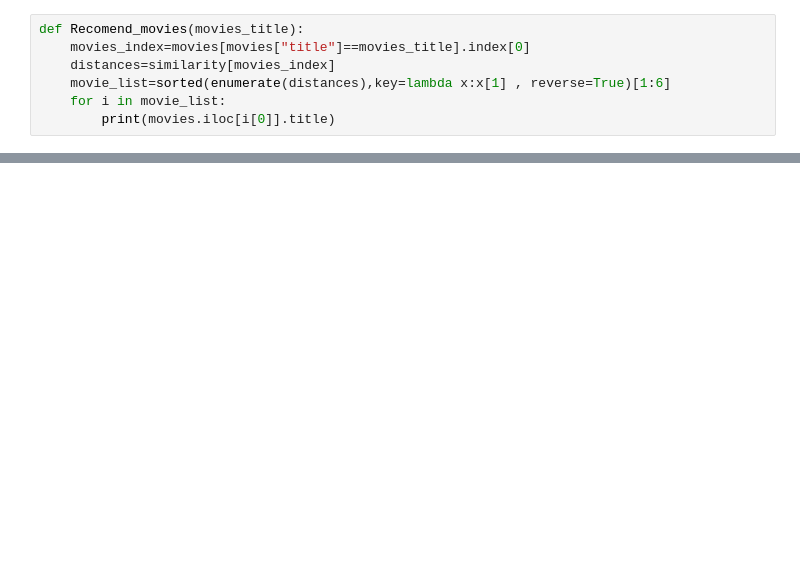
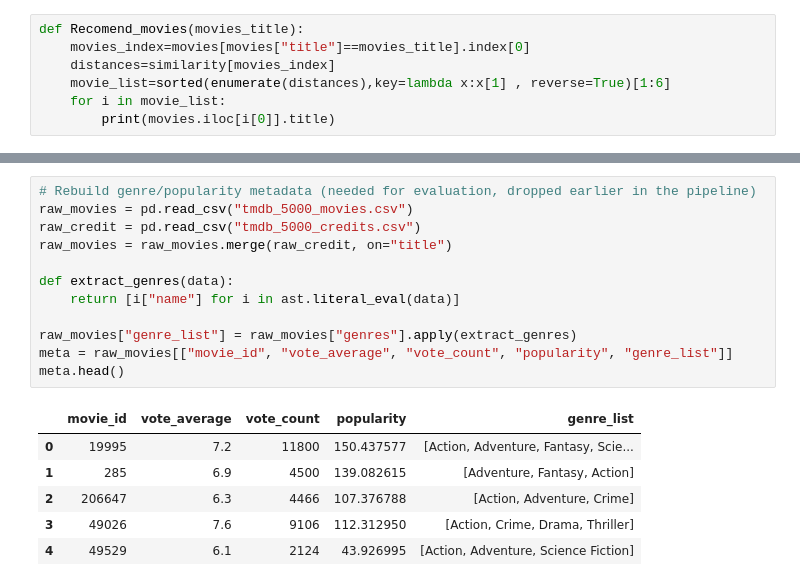
Before and after one commit to suresh-khadka/AI-ML-Data_Science-Journey, a Jupyter notebook: Projects/Movie Recommendation System/Model_bilding.ipynb, the cells around one changed output, grey strips where cells are left out. Drawn from its saved outputs; the diff is of its cells as text; blank space fills up the shorter version.

```diff
--- a/Projects/Movie Recommendation System/Model_bilding.ipynb
+++ b/Projects/Movie Recommendation System/Model_bilding.ipynb
@@ -269,0 +300,19 @@ Batman
+# %%
+# Rebuild genre/popularity metadata (needed for evaluation, dropped earlier in the pipeline)
+raw_movies = pd.read_csv("tmdb_5000_movies.csv")
+raw_credit = pd.read_csv("tmdb_5000_credits.csv")
+raw_movies = raw_movies.merge(raw_credit, on="title")
+
+def extract_genres(data):
+    return [i["name"] for i in ast.literal_eval(data)]
+
+raw_movies["genre_list"] = raw_movies["genres"].apply(extract_genres)
+meta = raw_movies[["movie_id", "vote_average", "vote_count", "popularity", "genre_list"]]
+meta.head()
+# %% [output]
+|  | movie_id | vote_average | vote_count | popularity | genre_list |
+| 0 | 19995 | 7.2 | 11800 | 150.437577 | [Action, Adventure, Fantasy, Scie... |
+| 1 | 285 | 6.9 | 4500 | 139.082615 | [Adventure, Fantasy, Action] |
+| 2 | 206647 | 6.3 | 4466 | 107.376788 | [Action, Adventure, Crime] |
+| 3 | 49026 | 7.6 | 9106 | 112.312950 | [Action, Crime, Drama, Thriller] |
+| 4 | 49529 | 6.1 | 2124 | 43.926995 | [Action, Adventure, Science Fiction] |
```
Also changed, not shown: parts of 12 cells of this notebook.
